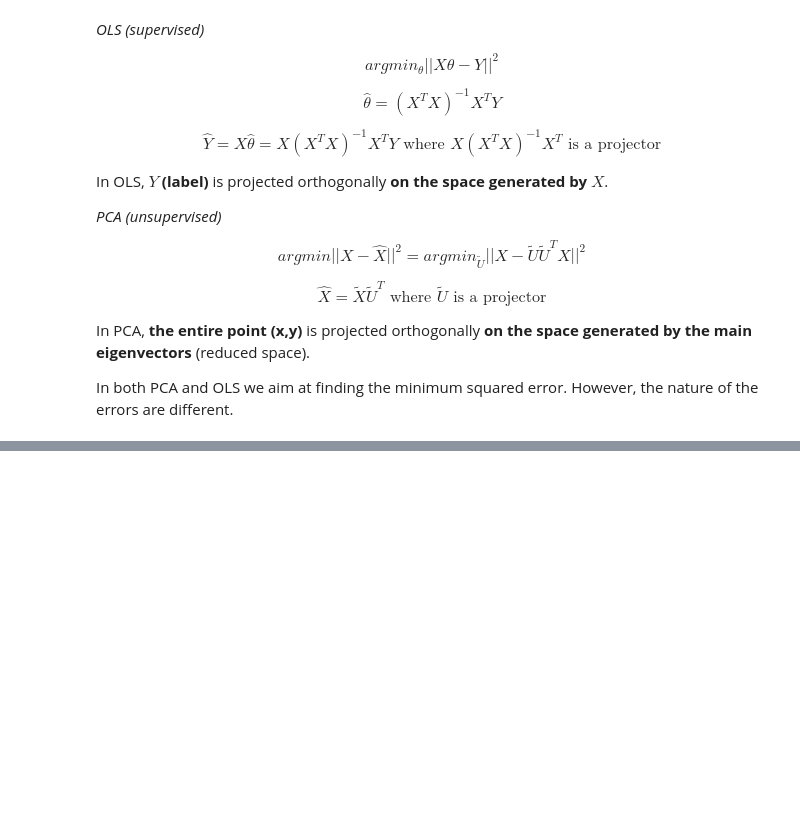
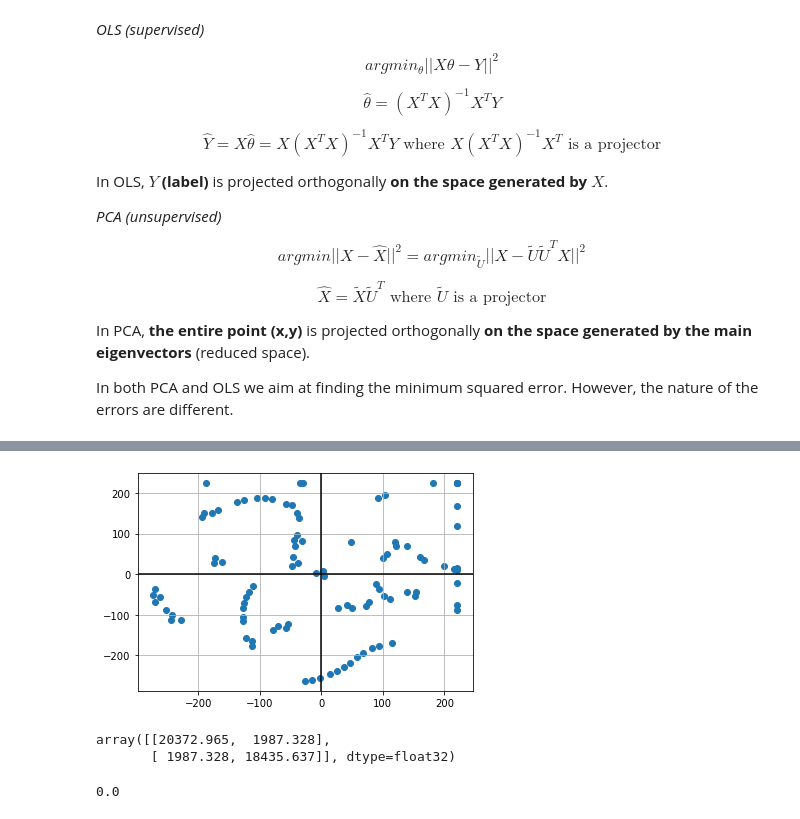
Before and after one commit to savoga/python_exos, a Jupyter notebook: PCA_from_scratch.ipynb, the cells around one changed output, grey strips where cells are left out. Saved outputs shown, nothing was run; the diff lists cells and outputs as text; code cells hidden in the pictures; blank space fills up the shorter version.

```diff
--- a/PCA_from_scratch.ipynb
+++ b/PCA_from_scratch.ipynb
@@ -282,0 +318,13 @@ In both PCA and OLS we aim at finding the minimum squared error. However, the na
+# %%
+x_centered = data[:,0]-np.mean(data[:,0])
+y_centered = data[:,1]-np.mean(data[:,1])
+# %%
+plt.scatter(x_centered, y_centered)
+# plt.xlim([-2, 2])
+# plt.ylim([-2, 2])
+plt.axvline(x=0, color='k')
+plt.axhline(y=0, color='k')
+plt.grid()
+plt.show()
+# %% [output]
+[figure, added]
@@ -282,0 +333,6 @@ In both PCA and OLS we aim at finding the minimum squared error. However, the na
+# %%
+cov = (1/n_observations) * X_c.T @X_c
+cov
+# %% [output]
+array([[20372.965,  1987.328],
+       [ 1987.328, 18435.637]], dtype=float32)
@@ -282,0 +349,4 @@ In both PCA and OLS we aim at finding the minimum squared error. However, the na
+# %%
+e_vec1 @ e_vec2 # = 0 => confirms both vectors are orthogonal
+# %% [output]
+0.0
```
Also changed, not shown: parts of 23 cells of this notebook.
